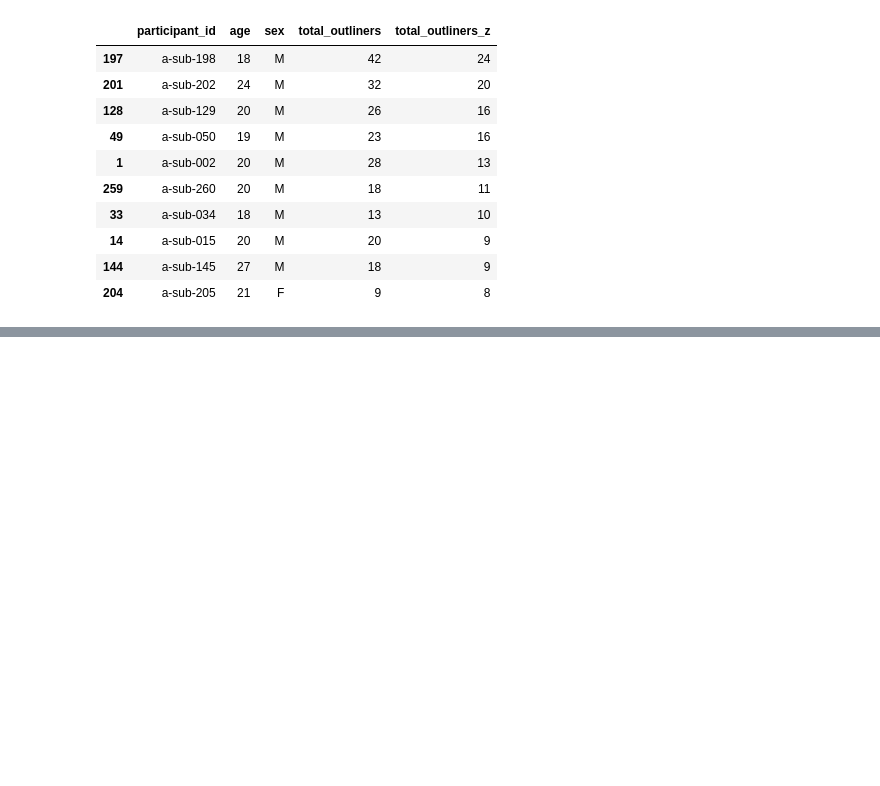
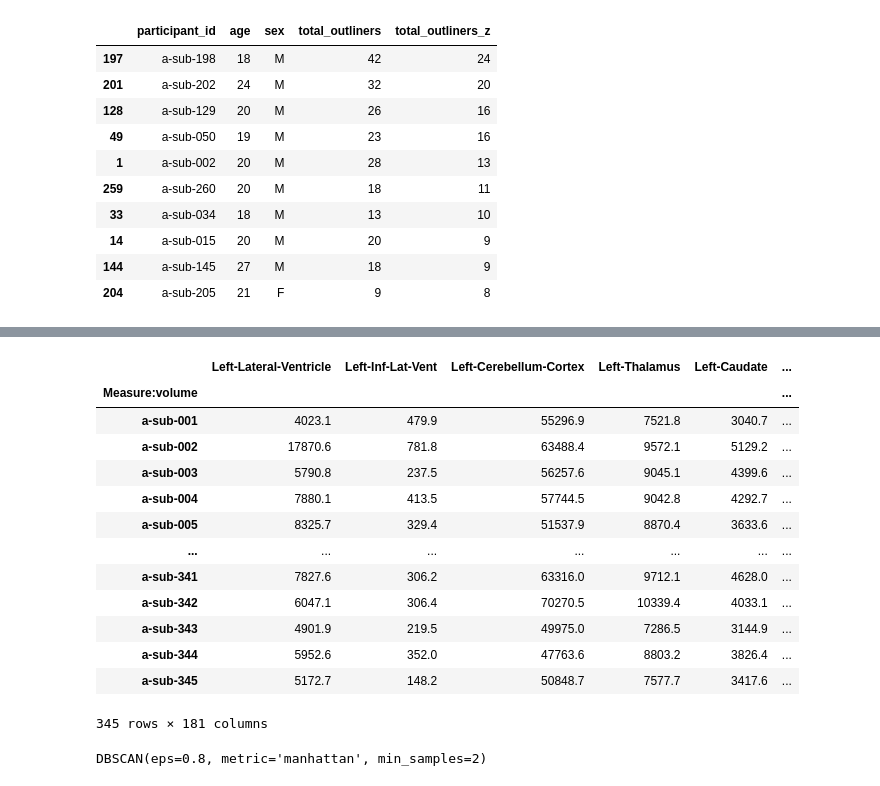
Before and after one commit to erikohara/tcc_eniac, a Jupyter notebook: MachineLearningMultipleIntelligence.ipynb, the cells around one changed output, grey strips where cells are left out. Drawn from its saved outputs; the diff is of its cells as text; code cells hidden in the pictures; blank space fills up the shorter version.

```diff
--- a/MachineLearningMultipleIntelligence.ipynb
+++ b/MachineLearningMultipleIntelligence.ipynb
@@ -212,0 +391,3 @@ df_participants.sort_values('total_outliners_z', ascending=False).head(10)
+# %%
+# Cerebrospinal fluid (CSF) é só um fluido que fica em volta do cérebro. Vou tirar ele da análise também
+df_seg.drop(columns=["CSF"],inplace=True)
@@ -212,0 +396,3 @@ df_participants.sort_values('total_outliners_z', ascending=False).head(10)
+# %%
+# Os Vessels são parte do sistema circulatório. Também vou tirá-los da análise
+df_seg.drop(columns=["Right-vessel","Left-vessel"],inplace=True)
@@ -212,0 +409,3 @@ df_participants.sort_values('total_outliners_z', ascending=False).head(10)
+# %%
+# Tirando White Matter, pois a análise é em cima de gray matter
+df_seg.drop(columns=["Left-Cerebellum-White-Matter","Right-Cerebellum-White-Matter"],inplace=True)
@@ -212,0 +414,20 @@ df_participants.sort_values('total_outliners_z', ascending=False).head(10)
+# %%
+df_final = df_seg.set_index("Measure:volume").join(df_lh_parc.set_index('lh.aparc.a2009s.volume')).join(df_rh_parc.set_index("rh.aparc.a2009s.volume"))
+# %%
+from sklearn.cluster import DBSCAN
+df_final
+# %% [output]
+|  | Left-Lateral-Ventricle | Left-Inf-Lat-Vent | Left-Cerebellum-Cortex | Left-Thalamus | Left-Caudate | ... |
+| Measure:volume |  |  |  |  |  | ... |
+| a-sub-001 | 4023.1 | 479.9 | 55296.9 | 7521.8 | 3040.7 | ... |
+| a-sub-002 | 17870.6 | 781.8 | 63488.4 | 9572.1 | 5129.2 | ... |
+| a-sub-003 | 5790.8 | 237.5 | 56257.6 | 9045.1 | 4399.6 | ... |
+| a-sub-004 | 7880.1 | 413.5 | 57744.5 | 9042.8 | 4292.7 | ... |
+| a-sub-005 | 8325.7 | 329.4 | 51537.9 | 8870.4 | 3633.6 | ... |
+| ... | ... | ... | ... | ... | ... | ... |
+| a-sub-341 | 7827.6 | 306.2 | 63316.0 | 9712.1 | 4628.0 | ... |
+| a-sub-342 | 6047.1 | 306.4 | 70270.5 | 10339.4 | 4033.1 | ... |
+| a-sub-343 | 4901.9 | 219.5 | 49975.0 | 7286.5 | 3144.9 | ... |
+| a-sub-344 | 5952.6 | 352.0 | 47763.6 | 8803.2 | 3826.4 | ... |
+| a-sub-345 | 5172.7 | 148.2 | 50848.7 | 7577.7 | 3417.6 | ... |
+345 rows × 181 columns
@@ -212,0 +440,4 @@ df_participants.sort_values('total_outliners_z', ascending=False).head(10)
+# %%
+agrupador.fit(normalized_df)
+# %% [output]
+DBSCAN(eps=0.8, metric='manhattan', min_samples=2)
```
Also changed, not shown: parts of 41 cells of this notebook.
